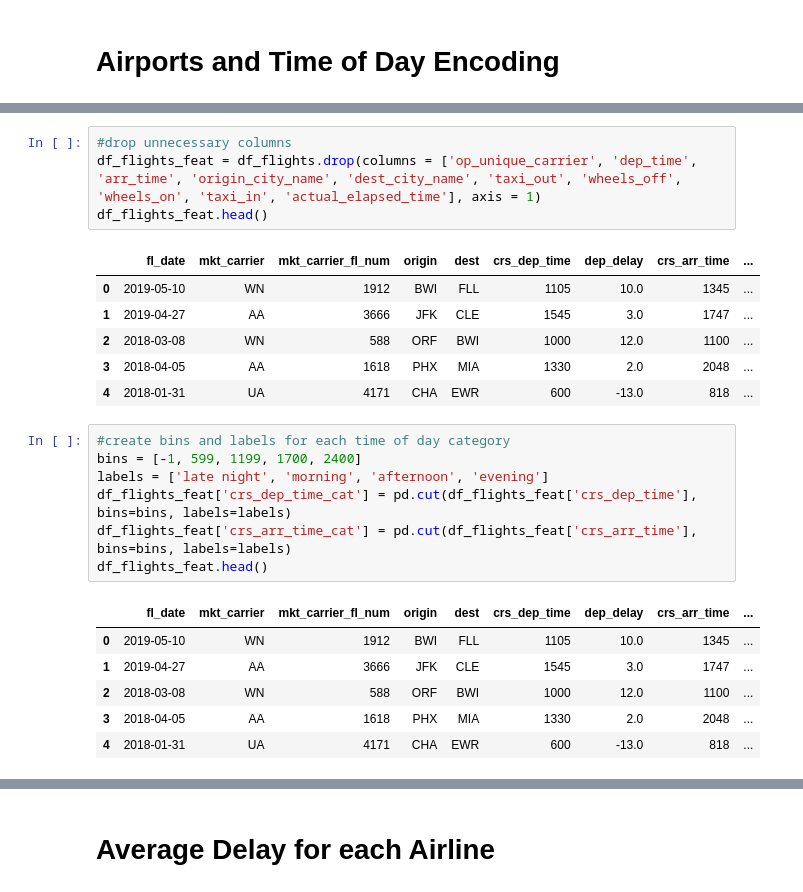
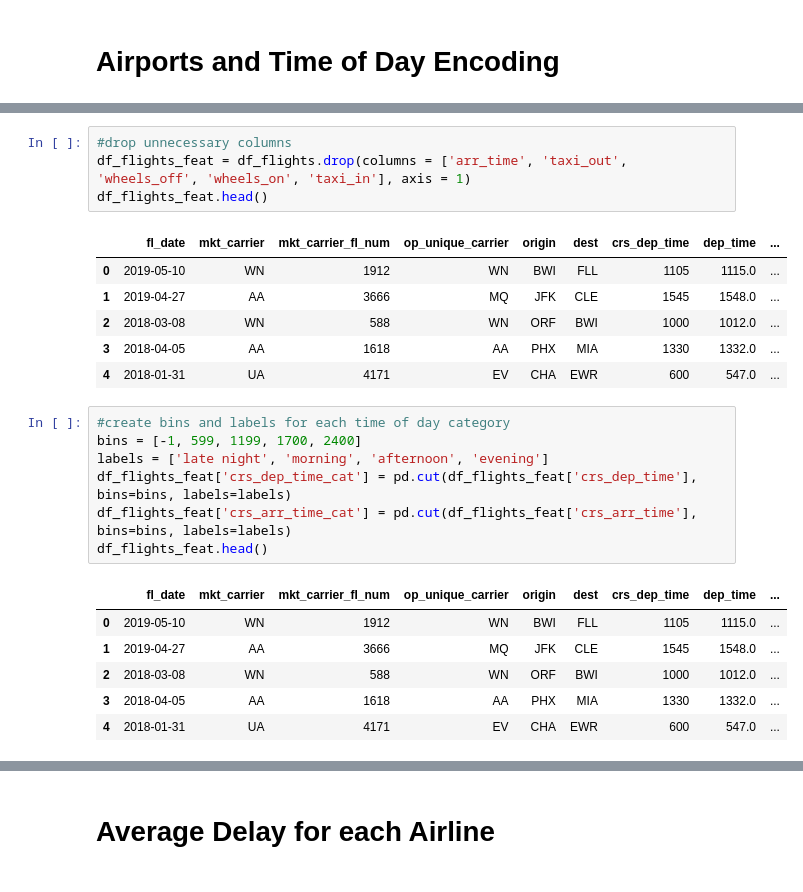
Before and after one commit to isaac-lee1/Flight-Delay-Predictions, a Jupyter notebook: src/modules/modeling/modeling.ipynb, the cells around one changed output, grey strips where cells are left out. Saved outputs shown, nothing was run; the diff lists cells and outputs as text.

Commit message:
3 new features added and df_flights_enc_clean.csv created

```diff
--- a/src/modules/modeling/modeling.ipynb
+++ b/src/modules/modeling/modeling.ipynb
@@ -59,14 +59,14 @@ df_flights.head()
 # %%
 #drop unnecessary columns
-df_flights_feat = df_flights.drop(columns = ['op_unique_carrier', 'dep_time', 'arr_time', 'origin_city_name', 'dest_city_name', 'taxi_out', 'wheels_off', 'wheels_on', 'taxi_in', 'actual_elapsed_time'], axis = 1)
+df_flights_feat = df_flights.drop(columns = ['arr_time', 'taxi_out', 'wheels_off', 'wheels_on', 'taxi_in'], axis = 1)
 df_flights_feat.head()
 # %% [output]
-|  | fl_date | mkt_carrier | mkt_carrier_fl_num | origin | dest | crs_dep_time | dep_delay | crs_arr_time | ... |
-| 0 | 2019-05-10 | WN | 1912 | BWI | FLL | 1105 | 10.0 | 1345 | ... |
-| 1 | 2019-04-27 | AA | 3666 | JFK | CLE | 1545 | 3.0 | 1747 | ... |
-| 2 | 2018-03-08 | WN | 588 | ORF | BWI | 1000 | 12.0 | 1100 | ... |
-| 3 | 2018-04-05 | AA | 1618 | PHX | MIA | 1330 | 2.0 | 2048 | ... |
-| 4 | 2018-01-31 | UA | 4171 | CHA | EWR | 600 | -13.0 | 818 | ... |
+|  | fl_date | mkt_carrier | mkt_carrier_fl_num | op_unique_carrier | origin | dest | crs_dep_time | dep_time | ... |
+| 0 | 2019-05-10 | WN | 1912 | WN | BWI | FLL | 1105 | 1115.0 | ... |
+| 1 | 2019-04-27 | AA | 3666 | MQ | JFK | CLE | 1545 | 1548.0 | ... |
+| 2 | 2018-03-08 | WN | 588 | WN | ORF | BWI | 1000 | 1012.0 | ... |
+| 3 | 2018-04-05 | AA | 1618 | AA | PHX | MIA | 1330 | 1332.0 | ... |
+| 4 | 2018-01-31 | UA | 4171 | EV | CHA | EWR | 600 | 547.0 | ... |
 # %%
 #create bins and labels for each time of day category
 bins = [-1, 599, 1199, 1700, 2400]
@@ -75,12 +75,12 @@ df_flights_feat['crs_dep_time_cat'] = pd.cut(df_flights_feat['crs_dep_time'], bi
 df_flights_feat['crs_arr_time_cat'] = pd.cut(df_flights_feat['crs_arr_time'], bins=bins, labels=labels)
 df_flights_feat.head()
 # %% [output]
-|  | fl_date | mkt_carrier | mkt_carrier_fl_num | origin | dest | crs_dep_time | dep_delay | crs_arr_time | ... |
-| 0 | 2019-05-10 | WN | 1912 | BWI | FLL | 1105 | 10.0 | 1345 | ... |
-| 1 | 2019-04-27 | AA | 3666 | JFK | CLE | 1545 | 3.0 | 1747 | ... |
-| 2 | 2018-03-08 | WN | 588 | ORF | BWI | 1000 | 12.0 | 1100 | ... |
-| 3 | 2018-04-05 | AA | 1618 | PHX | MIA | 1330 | 2.0 | 2048 | ... |
-| 4 | 2018-01-31 | UA | 4171 | CHA | EWR | 600 | -13.0 | 818 | ... |
+|  | fl_date | mkt_carrier | mkt_carrier_fl_num | op_unique_carrier | origin | dest | crs_dep_time | dep_time | ... |
+| 0 | 2019-05-10 | WN | 1912 | WN | BWI | FLL | 1105 | 1115.0 | ... |
+| 1 | 2019-04-27 | AA | 3666 | MQ | JFK | CLE | 1545 | 1548.0 | ... |
+| 2 | 2018-03-08 | WN | 588 | WN | ORF | BWI | 1000 | 1012.0 | ... |
+| 3 | 2018-04-05 | AA | 1618 | AA | PHX | MIA | 1330 | 1332.0 | ... |
+| 4 | 2018-01-31 | UA | 4171 | EV | CHA | EWR | 600 | 547.0 | ... |
 # %%
 # Label encode airline, and aiport columns
 le = preprocessing.LabelEncoder()
```
Also changed, not shown: parts of 16 cells of this notebook, 1 other file.
